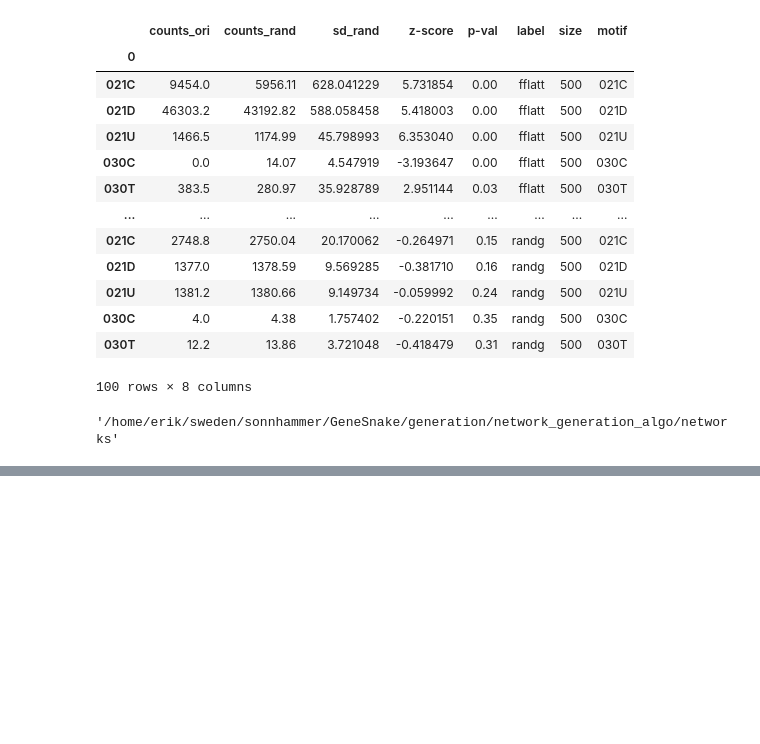
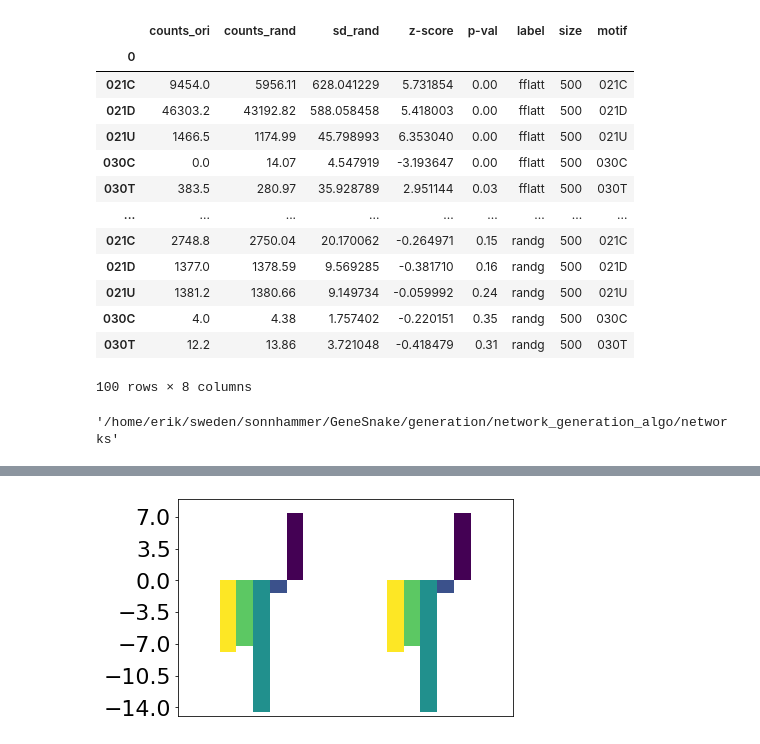
Before and after one commit to zhivkoplias/network_generation_algo, a Jupyter notebook: snippets/figure5B.ipynb, the cells around one changed output, grey strips where cells are left out. Drawn from its saved outputs; the diff is of its cells as text; code cells hidden in the pictures; blank space fills up the shorter version.

```diff
--- a/snippets/figure5B.ipynb
+++ b/snippets/figure5B.ipynb
@@ -554,0 +563,16 @@ plt.savefig("figure5B.png")
+# %%
+#plot for ecoli
+plt.rcParams.update({'font.size': 22})
+
+ticks = [-14,-10.5,-7,-3.5,0,3.5,7,10.5,14]
+lim = (-15,9)
+
+ecoli_df = pd.DataFrame({'cascades':[-7.92,-7.92], 'dowlinks':[-7.27,-7.27], 'uplinks': [-14.52,-14.52],\
+                  'cycles': [-1.37, -1.37], 'FFLs': [7.4, 7.4]}, index=["A","B"])
+ecoli_df.plot(kind = "bar", legend = False,\
+         cmap=plot_style, figsize = (6,4), ylim=lim, yticks=ticks, xticks = [])
+
+plt.savefig("figure5B2.svg")
+plt.savefig("figure5B2.png")
+# %% [output]
+[figure, added]
```
Also changed, not shown: parts of 1 cell of this notebook, 4 other files.
